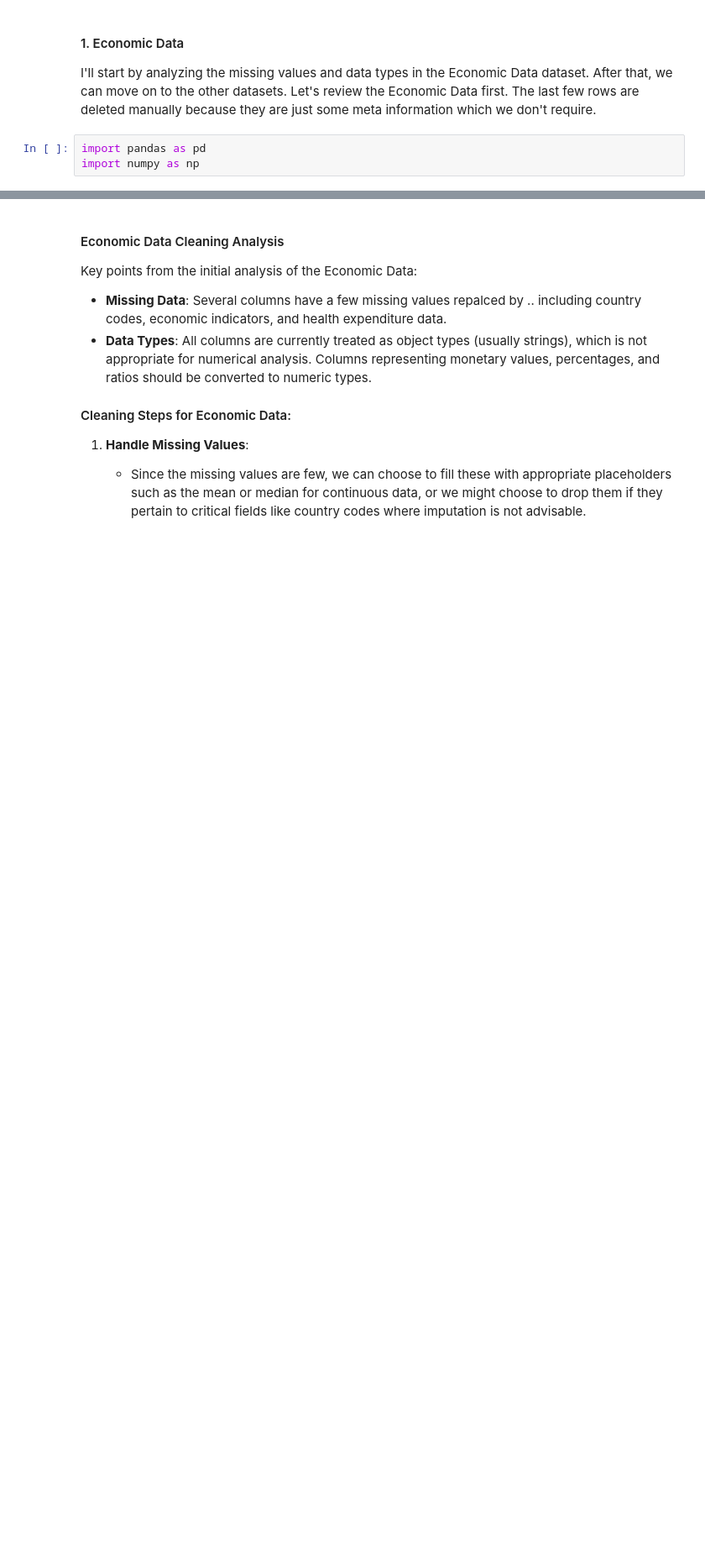
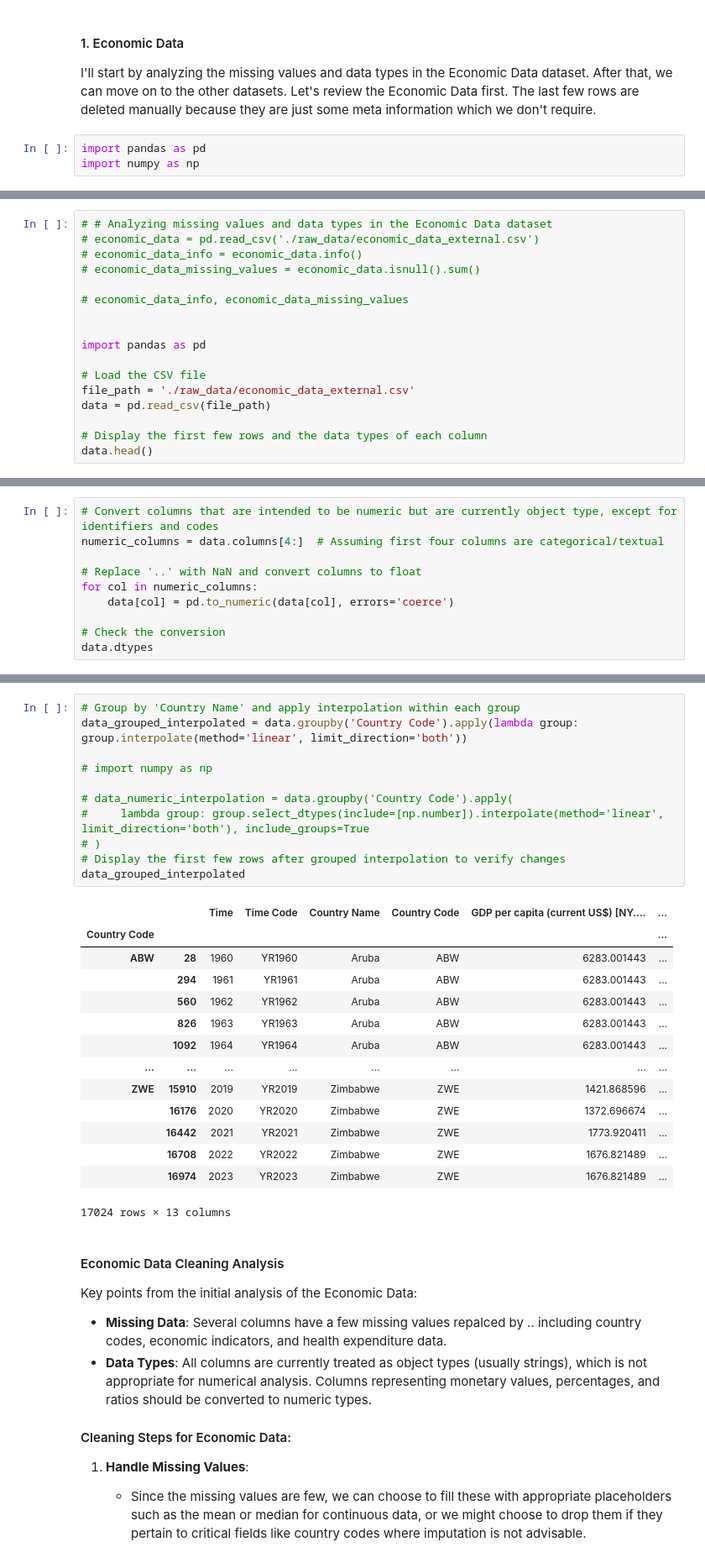
Before and after one commit to iheathers/DataWarehouse, a Jupyter notebook: Project 1/oltp.ipynb, the cells around one changed output, grey strips where cells are left out. Shown at 84% size. Saved outputs shown, nothing was run; the diff lists cells and outputs as text; blank space fills up the shorter version.

```diff
--- a/Project 1/oltp.ipynb
+++ b/Project 1/oltp.ipynb
@@ -71,0 +29,17 @@ memory usage: 20.9+ KB
+# %%
+# # Analyzing missing values and data types in the Economic Data dataset
+# economic_data = pd.read_csv('./raw_data/economic_data_external.csv')
+# economic_data_info = economic_data.info()
+# economic_data_missing_values = economic_data.isnull().sum()
+
+# economic_data_info, economic_data_missing_values
+
+
+import pandas as pd
+
+# Load the CSV file
+file_path = './raw_data/economic_data_external.csv'
+data = pd.read_csv(file_path)
+
+# Display the first few rows and the data types of each column
+data.head()
@@ -71,0 +77,10 @@ memory usage: 20.9+ KB
+# %%
+# Convert columns that are intended to be numeric but are currently object type, except for identifiers and codes
+numeric_columns = data.columns[4:]  # Assuming first four columns are categorical/textual
+
+# Replace '..' with NaN and convert columns to float
+for col in numeric_columns:
+    data[col] = pd.to_numeric(data[col], errors='coerce')
+
+# Check the conversion
+data.dtypes
@@ -72,3 +96,29 @@ memory usage: 20.9+ KB
+# %%
+# Group by 'Country Name' and apply interpolation within each group
+data_grouped_interpolated = data.groupby('Country Code').apply(lambda group: group.interpolate(method='linear', limit_direction='both'))
+
+# import numpy as np
+
+# data_numeric_interpolation = data.groupby('Country Code').apply(
+#     lambda group: group.select_dtypes(include=[np.number]).interpolate(method='linear', limit_direction='both'), include_groups=True
+# )
+# Display the first few rows after grouped interpolation to verify changes
+data_grouped_interpolated
+# %% [output]
+|  |  | Time | Time Code | Country Name | Country Code | GDP per capita (current US$) [NY.... | ... |
+| Country Code |  |  |  |  |  |  | ... |
+| ABW | 28 | 1960 | YR1960 | Aruba | ABW | 6283.001443 | ... |
+|  | 294 | 1961 | YR1961 | Aruba | ABW | 6283.001443 | ... |
+|  | 560 | 1962 | YR1962 | Aruba | ABW | 6283.001443 | ... |
+|  | 826 | 1963 | YR1963 | Aruba | ABW | 6283.001443 | ... |
+|  | 1092 | 1964 | YR1964 | Aruba | ABW | 6283.001443 | ... |
+| ... | ... | ... | ... | ... | ... | ... | ... |
+| ZWE | 15910 | 2019 | YR2019 | Zimbabwe | ZWE | 1421.868596 | ... |
+|  | 16176 | 2020 | YR2020 | Zimbabwe | ZWE | 1372.696674 | ... |
+|  | 16442 | 2021 | YR2021 | Zimbabwe | ZWE | 1773.920411 | ... |
+|  | 16708 | 2022 | YR2022 | Zimbabwe | ZWE | 1676.821489 | ... |
+|  | 16974 | 2023 | YR2023 | Zimbabwe | ZWE | 1676.821489 | ... |
+17024 rows × 13 columns
 # %% [markdown]
 #### Economic Data Cleaning Analysis
 
```
Also changed, not shown: parts of 12 cells of this notebook, 12 other files.
